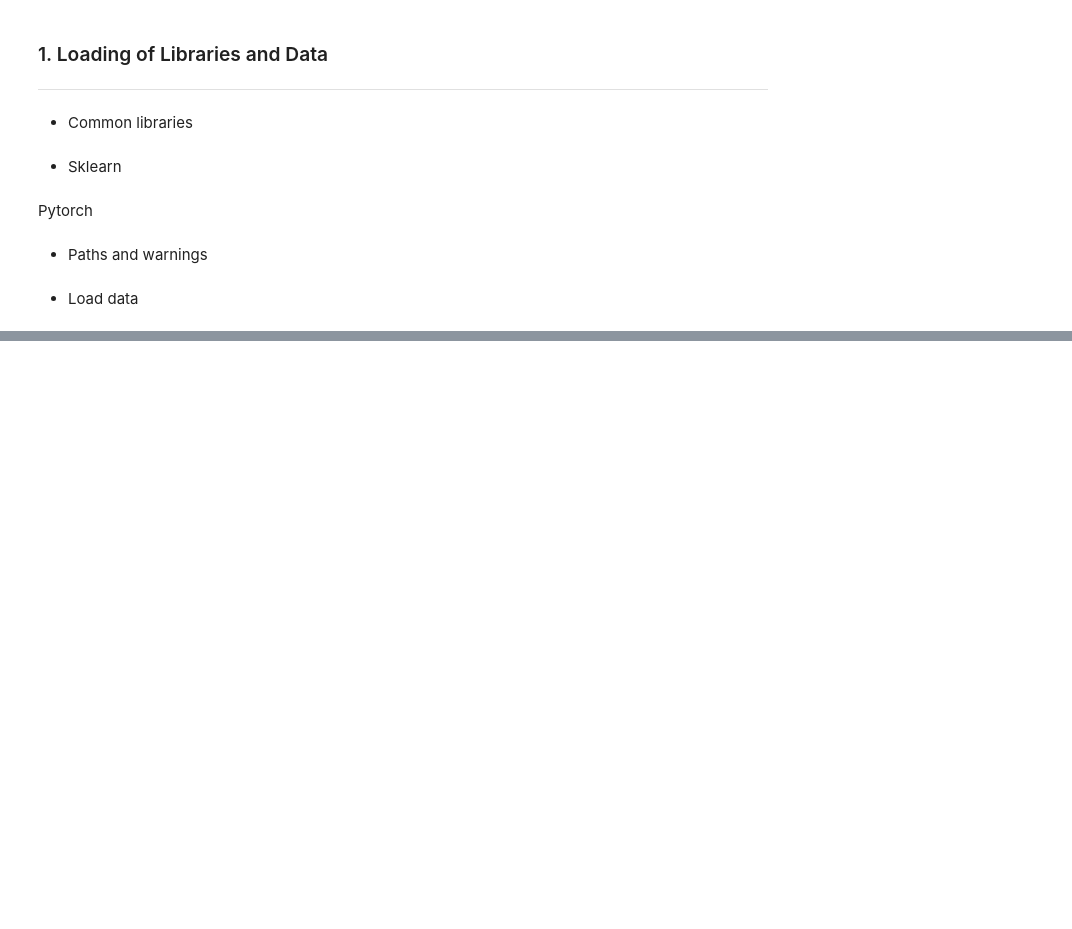
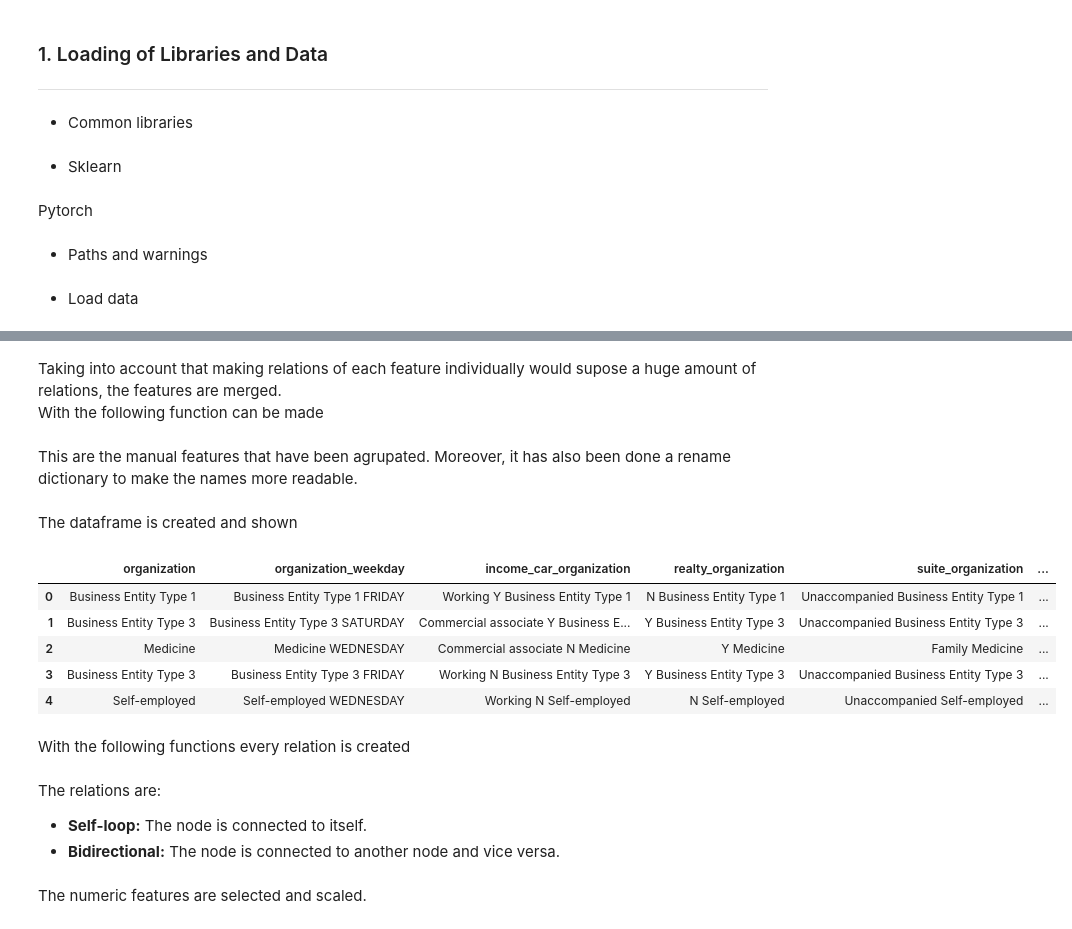
Before and after one commit to DanielPuentee/GNN_financial_fraud_detection, a Jupyter notebook: eda/03_graph_creating.ipynb, the cells around one changed output, grey strips where cells are left out. Cells and saved outputs as stored; diff of their text form; code cells hidden in the pictures; blank space fills up the shorter version.

Commit message:
new pca tecniques are tried and graph creation is done

```diff
--- a/eda/03_graph_creating.ipynb
+++ b/eda/03_graph_creating.ipynb
@@ -67,0 +57,5 @@ df_train
+# %%
+df_train_graph, _ = train_test_split(df_train, train_size = 8000, random_state = 40, stratify = df_train['TARGET'])
+df_val_graph, _ = train_test_split(df_val, train_size = 2000, random_state = 40, stratify = df_val['TARGET'])
+
+df_graph = pd.concat([df_train_graph, df_val_graph], axis = 0).reset_index(drop = True)
@@ -67,0 +65,47 @@ df_train
+# %% [markdown]
+Taking into account that making relations of each feature individually would supose a huge amount of relations, the features are merged.
+With the following function can be made
+# %%
+def join(df, combination_list):
+
+    new_df = pd.DataFrame()
+    for i in combination_list:
+
+        df_with_selected_columns = df[list(i)]
+        name = '_'.join(i)
+        df_with_selected_columns[name] = df_with_selected_columns.apply(lambda x: ' '.join(x), axis=1)
+        new_df = pd.concat([new_df, df_with_selected_columns[name]], axis=1)
+
+    return new_df
+# %% [markdown]
+This are the manual features that have been agrupated. Moreover, it has also been done a rename dictionary to make the names more readable.
+# %%
+manual_selection = [['ORGANIZATION_TYPE'], ['ORGANIZATION_TYPE', 'WEEKDAY_APPR_PROCESS_START'], ['NAME_INCOME_TYPE', 'FLAG_OWN_CAR', 'ORGANIZATION_TYPE'],
+                    ['FLAG_OWN_REALTY', 'ORGANIZATION_TYPE'], ['NAME_TYPE_SUITE', 'ORGANIZATION_TYPE'], ['NAME_CONTRACT_TYPE', 'ORGANIZATION_TYPE'],
+                    ['NAME_HOUSING_TYPE', 'NAME_EDUCATION_TYPE', 'ORGANIZATION_TYPE'], ['NAME_HOUSING_TYPE', 'NAME_FAMILY_STATUS', 'ORGANIZATION_TYPE']]
+
+rename_dict = {'ORGANIZATION_TYPE': 'organization',
+               'ORGANIZATION_TYPE_WEEKDAY_APPR_PROCESS_START': 'organization_weekday',
+               'NAME_INCOME_TYPE_FLAG_OWN_CAR_ORGANIZATION_TYPE': 'income_car_organization',
+               'FLAG_OWN_REALTY_ORGANIZATION_TYPE': 'realty_organization',
+               'NAME_TYPE_SUITE_ORGANIZATION_TYPE': 'suite_organization',
+               'NAME_CONTRACT_TYPE_ORGANIZATION_TYPE': 'contract_organization',
+               'NAME_HOUSING_TYPE_NAME_EDUCATION_TYPE_ORGANIZATION_TYPE': 'housing_education_organization',
+               'NAME_HOUSING_TYPE_NAME_FAMILY_STATUS_ORGANIZATION_TYPE': 'housing_family_organization'}
+# %% [markdown]
+The dataframe is created and shown
+# %%
+new_df = join(df_graph, manual_selection)
+new_df.reset_index(drop=True, inplace=True)
+new_df.rename(columns=rename_dict, inplace=True)
+
+new_df.head(5)
+# %% [output]
+|  | organization | organization_weekday | income_car_organization | realty_organization | suite_organization | ... |
+| 0 | Business Entity Type 1 | Business Entity Type 1 FRIDAY | Working Y Business Entity Type 1 | N Business Entity Type 1 | Unaccompanied Business Entity Type 1 | ... |
+| 1 | Business Entity Type 3 | Business Entity Type 3 SATURDAY | Commercial associate Y Business E... | Y Business Entity Type 3 | Unaccompanied Business Entity Type 3 | ... |
+| 2 | Medicine | Medicine WEDNESDAY | Commercial associate N Medicine | Y Medicine | Family Medicine | ... |
+| 3 | Business Entity Type 3 | Business Entity Type 3 FRIDAY | Working N Business Entity Type 3 | Y Business Entity Type 3 | Unaccompanied Business Entity Type 3 | ... |
+| 4 | Self-employed | Self-employed WEDNESDAY | Working N Self-employed | N Self-employed | Unaccompanied Self-employed | ... |
+# %% [markdown]
+With the following functions every relation is created
@@ -67,0 +118,4 @@ df_train
+# %% [markdown]
+The relations are:
+* **Self-loop:** The node is connected to itself.
+* **Bidirectional:** The node is connected to another node and vice versa.
@@ -67,0 +144,2 @@ df_train
+# %% [markdown]
+The numeric features are selected and scaled.
```
Also changed, not shown: parts of 28 cells of this notebook, 1 other file.
